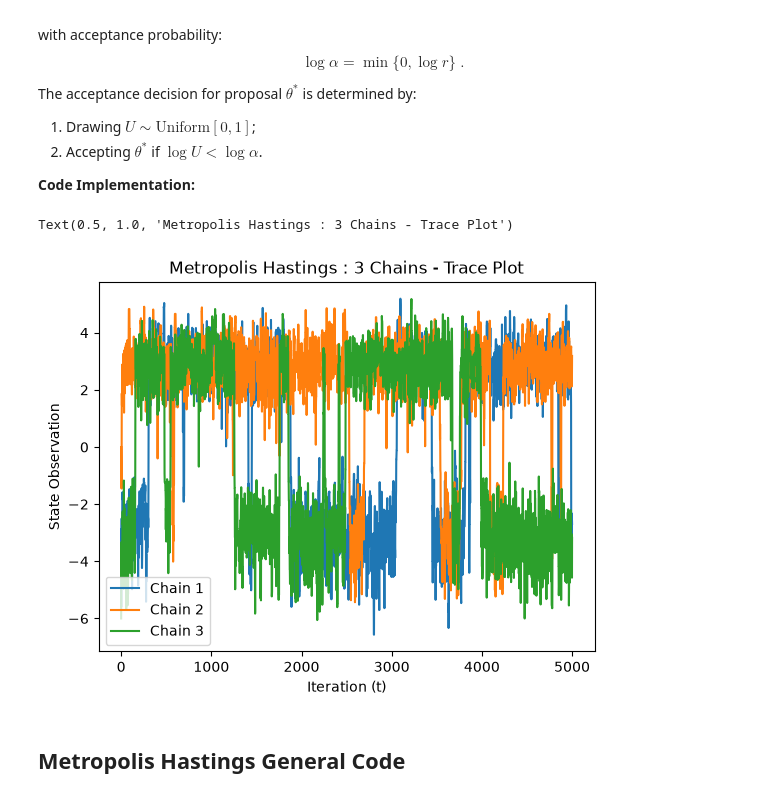
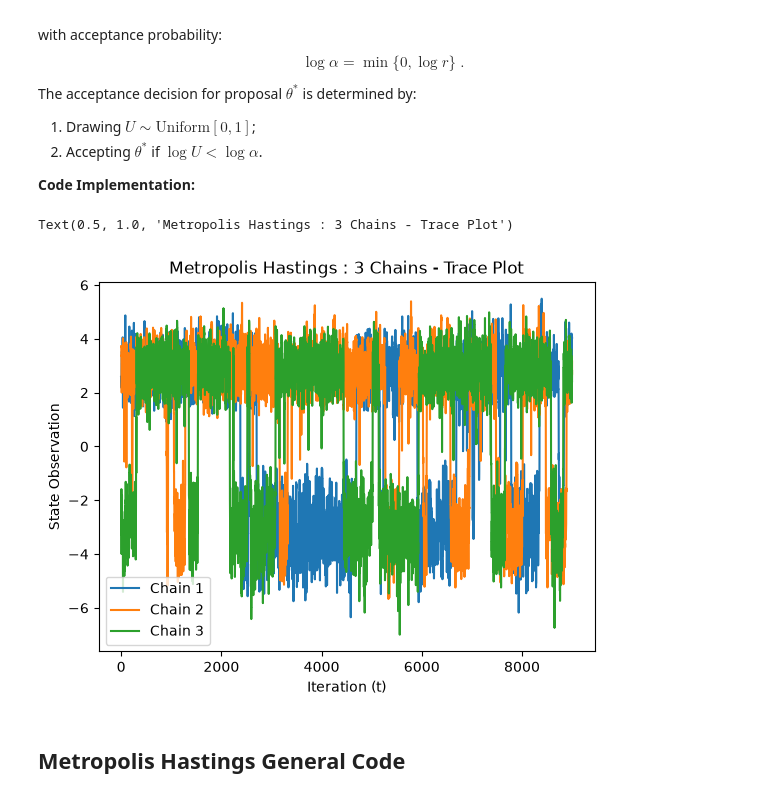
Before and after one commit to AndrewRambidis/STATS-PRAC, a Jupyter notebook: notebooks/Bayesian/mcmc_sampling/metropolis_hastings.ipynb, the cells around one changed output. Cells and saved outputs as stored; diff of their text form; code cells hidden in the pictures.

```diff
--- a/notebooks/Bayesian/mcmc_sampling/metropolis_hastings.ipynb
+++ b/notebooks/Bayesian/mcmc_sampling/metropolis_hastings.ipynb
@@ -166,32 +166,39 @@ def metropolis_hastings(
     return samples
 # %%
 # Multiple Chains
-c1 = metropolis_hastings(bimodal_logpdf, -5.0, 5000, 0.5, 1.25, rng)
-c2 = metropolis_hastings(bimodal_logpdf, 0.0, 5000, 0.5, 1.25, rng)
-c3 = metropolis_hastings(bimodal_logpdf, -6.0, 5000, 0.5, 1.25, rng)
+c1 = metropolis_hastings(bimodal_logpdf, -5.0, 10000, 0.5, 1.25, rng)
+c2 = metropolis_hastings(bimodal_logpdf, 0.0, 10000, 0.5, 1.25, rng)
+c3 = metropolis_hastings(bimodal_logpdf, -6.0, 10000, 0.5, 1.25, rng)
+
+def burn_in(chain, burn):
+    return chain[burn:]
+
+c1_b = burn_in(c1, 1000)
+c2_b = burn_in(c2, 1000)
+c3_b = burn_in(c3, 1000)
 # %%
-grid = np.linspace(0, 5000, 5000)
+grid = np.arange(len(c1_b))
 plt.plot(
     grid,
-    c1,
+    c1_b,
     label='Chain 1'
 )
 plt.plot(
     grid,
-    c2,
+    c2_b,
     label='Chain 2'
 )
 plt.plot(
     grid,
-    c3,
+    c3_b,
     label='Chain 3'
 )
 plt.legend()
 plt.xlabel('Iteration (t)')
 plt.ylabel('State Observation')
 plt.title('Metropolis Hastings : 3 Chains - Trace Plot')
 # %% [output]
 Text(0.5, 1.0, 'Metropolis Hastings : 3 Chains - Trace Plot')
-[figure, old version]
+[figure, new version]
 # %% [markdown]
 ## Metropolis Hastings General Code
```
Also changed, not shown: parts of 1 cell of this notebook, 1 other file.
